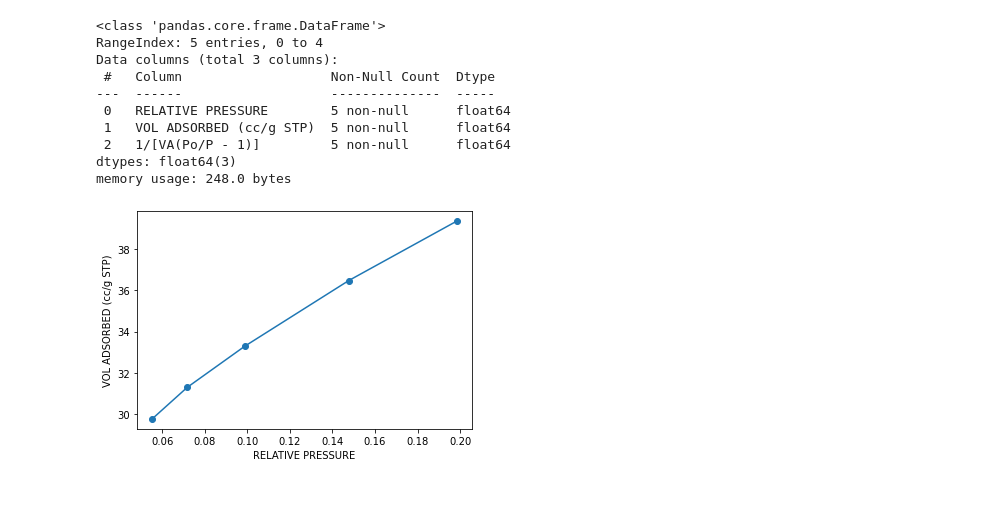
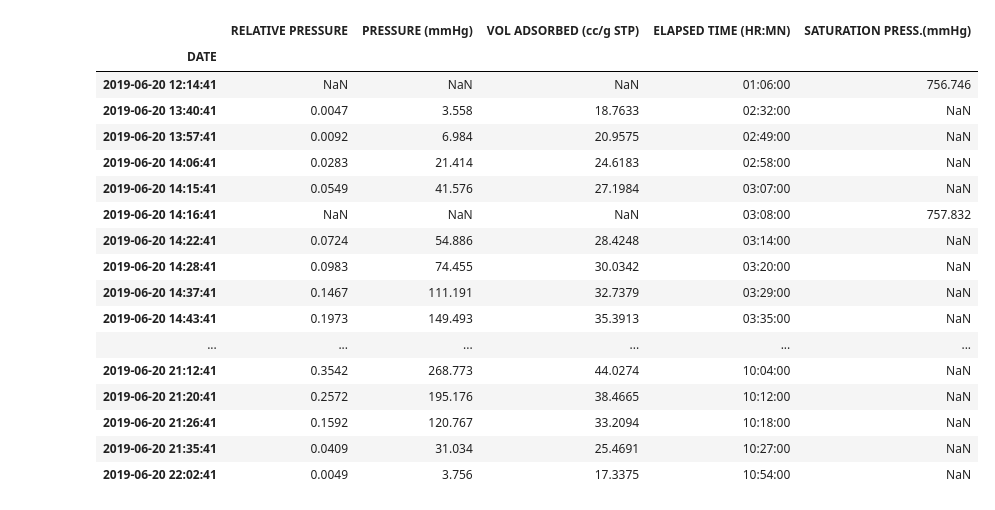
Before and after one commit to ShamanaevIvan/N2_isotherm_script, a Jupyter notebook: python/N2_adsorption.ipynb, the cells around one changed output. Saved outputs shown, nothing was run; the diff lists cells and outputs as text; code cells hidden in the pictures.

```diff
--- a/python/N2_adsorption.ipynb
+++ b/python/N2_adsorption.ipynb
@@ -5,13 +2,0 @@ a = Isotherm('../DATA73_ИВ90.084')
-# %%
-a.df_bet.info()
-# %% [output]
-<class 'pandas.core.frame.DataFrame'>
-RangeIndex: 5 entries, 0 to 4
-Data columns (total 3 columns):
- #   Column                   Non-Null Count  Dtype
----  ------                   --------------  -----
- 0   RELATIVE PRESSURE        5 non-null      float64
- 1   VOL ADSORBED (cc/g STP)  5 non-null      float64
- 2   1/[VA(Po/P - 1)]         5 non-null      float64
-dtypes: float64(3)
-memory usage: 248.0 bytes
@@ -18,4 +5,21 @@ memory usage: 248.0 bytes
 # %%
-a.plot_bet_vol()
+a.df_analysis_log
 # %% [output]
-[figure, removed]
+|  | RELATIVE PRESSURE | PRESSURE (mmHg) | VOL ADSORBED (cc/g STP) | ELAPSED TIME (HR:MN) | SATURATION PRESS.(mmHg) |
+| DATE |  |  |  |  |  |
+| 2019-06-20 12:14:41 | NaN | NaN | NaN | 01:06:00 | 756.746 |
+| 2019-06-20 13:40:41 | 0.0047 | 3.558 | 18.7633 | 02:32:00 | NaN |
+| 2019-06-20 13:57:41 | 0.0092 | 6.984 | 20.9575 | 02:49:00 | NaN |
+| 2019-06-20 14:06:41 | 0.0283 | 21.414 | 24.6183 | 02:58:00 | NaN |
+| 2019-06-20 14:15:41 | 0.0549 | 41.576 | 27.1984 | 03:07:00 | NaN |
+| 2019-06-20 14:16:41 | NaN | NaN | NaN | 03:08:00 | 757.832 |
+| 2019-06-20 14:22:41 | 0.0724 | 54.886 | 28.4248 | 03:14:00 | NaN |
+| 2019-06-20 14:28:41 | 0.0983 | 74.455 | 30.0342 | 03:20:00 | NaN |
+| 2019-06-20 14:37:41 | 0.1467 | 111.191 | 32.7379 | 03:29:00 | NaN |
+| 2019-06-20 14:43:41 | 0.1973 | 149.493 | 35.3913 | 03:35:00 | NaN |
+| ... | ... | ... | ... | ... | ... |
+| 2019-06-20 21:12:41 | 0.3542 | 268.773 | 44.0274 | 10:04:00 | NaN |
+| 2019-06-20 21:20:41 | 0.2572 | 195.176 | 38.4665 | 10:12:00 | NaN |
+| 2019-06-20 21:26:41 | 0.1592 | 120.767 | 33.2094 | 10:18:00 | NaN |
+| 2019-06-20 21:35:41 | 0.0409 | 31.034 | 25.4691 | 10:27:00 | NaN |
+| 2019-06-20 22:02:41 | 0.0049 | 3.756 | 17.3375 | 10:54:00 | NaN |
```
Also changed, not shown: parts of 3 cells of this notebook, 1 other file.
